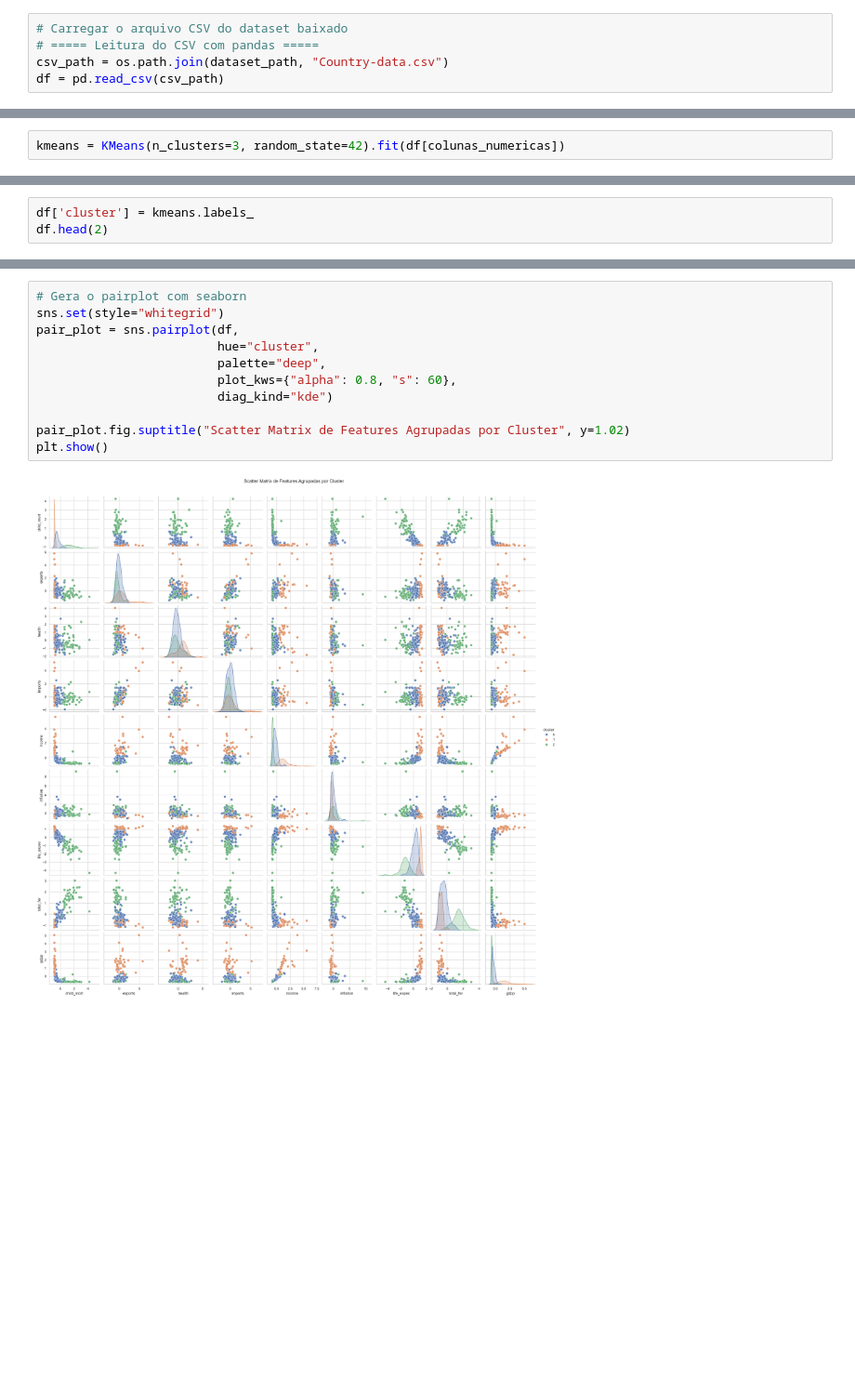
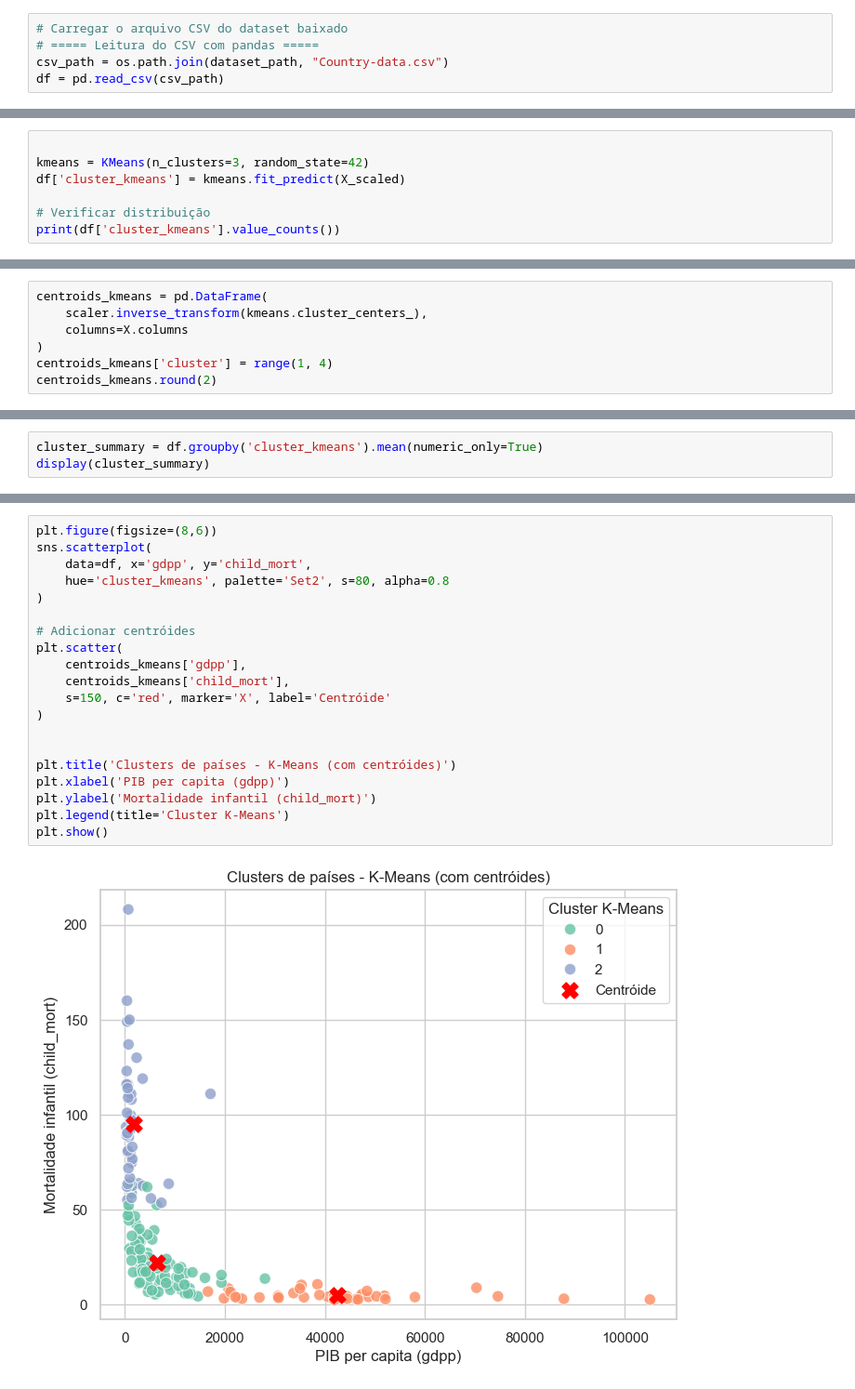
Before and after one commit to sardiva1/infnet-algclust-pd, a Jupyter notebook: notebooks/pd.ipynb, the cells around one changed output, grey strips where cells are left out. Shown at 93% size. Drawn from its saved outputs; the diff is of its cells as text; blank space fills up the shorter version.

```diff
--- a/notebooks/pd.ipynb
+++ b/notebooks/pd.ipynb
@@ -170,2 +138,7 @@ plt.show()
 # %%
-kmeans = KMeans(n_clusters=3, random_state=42).fit(df[colunas_numericas])
+
+kmeans = KMeans(n_clusters=3, random_state=42)
+df['cluster_kmeans'] = kmeans.fit_predict(X_scaled)
+
+# Verificar distribuição
+print(df['cluster_kmeans'].value_counts())
@@ -171,0 +153,7 @@ kmeans = KMeans(n_clusters=3, random_state=42).fit(df[colunas_numericas])
+# %%
+centroids_kmeans = pd.DataFrame(
+    scaler.inverse_transform(kmeans.cluster_centers_),
+    columns=X.columns
+)
+centroids_kmeans['cluster'] = range(1, 4)
+centroids_kmeans.round(2)
@@ -172,4 +165,4 @@ kmeans = KMeans(n_clusters=3, random_state=42).fit(df[colunas_numericas])
 # %%
-df['cluster'] = kmeans.labels_
-df.head(2)
+cluster_summary = df.groupby('cluster_kmeans').mean(numeric_only=True)
+display(cluster_summary)
 # %% [output]
@@ -187,13 +202,22 @@ Name: count, dtype: int64
 # %%
-# Gera o pairplot com seaborn
-sns.set(style="whitegrid")
-pair_plot = sns.pairplot(df,
-                         hue="cluster",
-                         palette="deep",
-                         plot_kws={"alpha": 0.8, "s": 60},
-                         diag_kind="kde")
+plt.figure(figsize=(8,6))
+sns.scatterplot(
+    data=df, x='gdpp', y='child_mort',
+    hue='cluster_kmeans', palette='Set2', s=80, alpha=0.8
+)
 
-pair_plot.fig.suptitle("Scatter Matrix de Features Agrupadas por Cluster", y=1.02)
+# Adicionar centróides
+plt.scatter(
+    centroids_kmeans['gdpp'],
+    centroids_kmeans['child_mort'],
+    s=150, c='red', marker='X', label='Centróide'
+)
+
+
+plt.title('Clusters de países - K-Means (com centróides)')
+plt.xlabel('PIB per capita (gdpp)')
+plt.ylabel('Mortalidade infantil (child_mort)')
+plt.legend(title='Cluster K-Means')
 plt.show()
 # %% [output]
-[figure, old version]
+[figure, new version]
```
Also changed, not shown: parts of 34 cells of this notebook, 3 other files.
